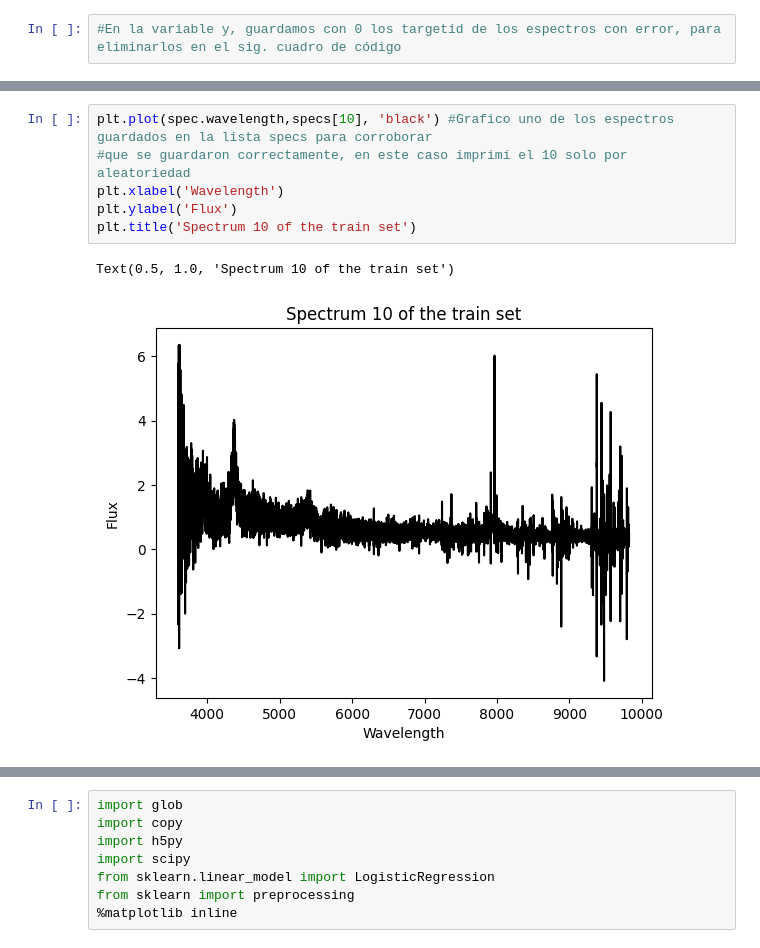
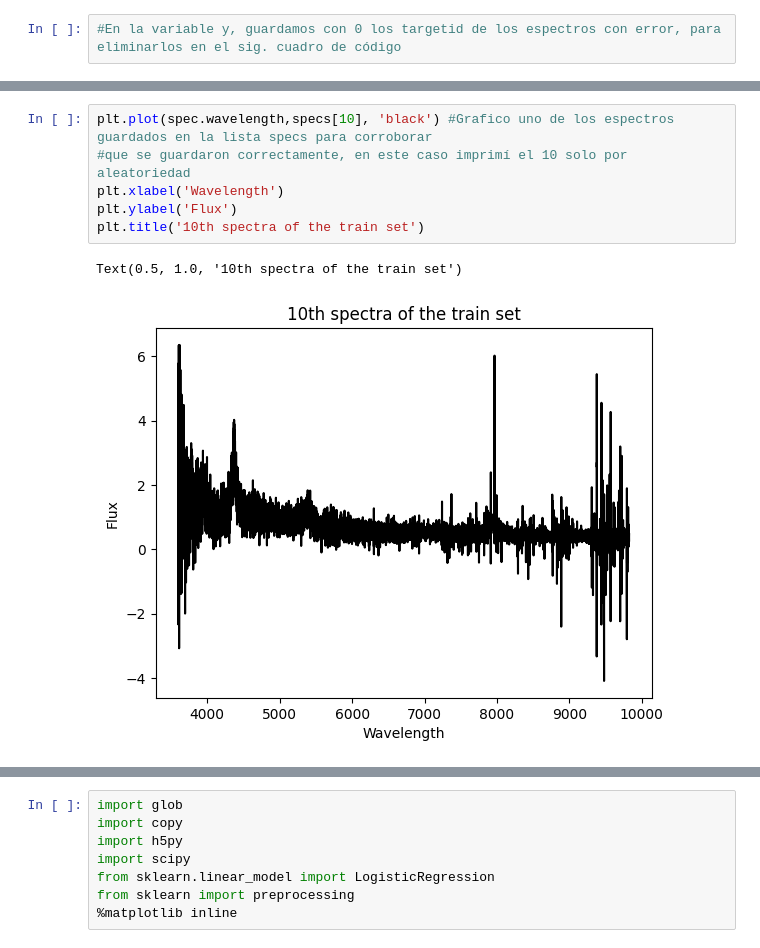
Before and after one commit to DCI-alxogm/ml2023-BlackPuma075, a Jupyter notebook: Dic_08_14/EDR_NN_Binary_QSO_STAR.ipynb, the cells around one changed output, grey strips where cells are left out. Cells and saved outputs as stored; diff of their text form.

```diff
--- a/Dic_08_14/EDR_NN_Binary_QSO_STAR.ipynb
+++ b/Dic_08_14/EDR_NN_Binary_QSO_STAR.ipynb
@@ -458,11 +458,11 @@ array([3.96284732e+16, 3.96284732e+16, 3.96284784e+16, 3.96284785e+16,
 # %%
 plt.plot(spec.wavelength,specs[10], 'black') #Grafico uno de los espectros guardados en la lista specs para corroborar
 #que se guardaron correctamente, en este caso imprimí el 10 solo por aleatoriedad
 plt.xlabel('Wavelength')
 plt.ylabel('Flux')
-plt.title('Spectrum 10 of the train set')
+plt.title('10th spectra of the train set')
 # %% [output]
-Text(0.5, 1.0, 'Spectrum 10 of the train set')
+Text(0.5, 1.0, '10th spectra of the train set')
-[figure, old version]
+[figure, new version]
 # %%
 #Ahora tengo datos de 88 objetos, y sus 88 targetids
```
Also changed, not shown: parts of 15 cells of this notebook.
